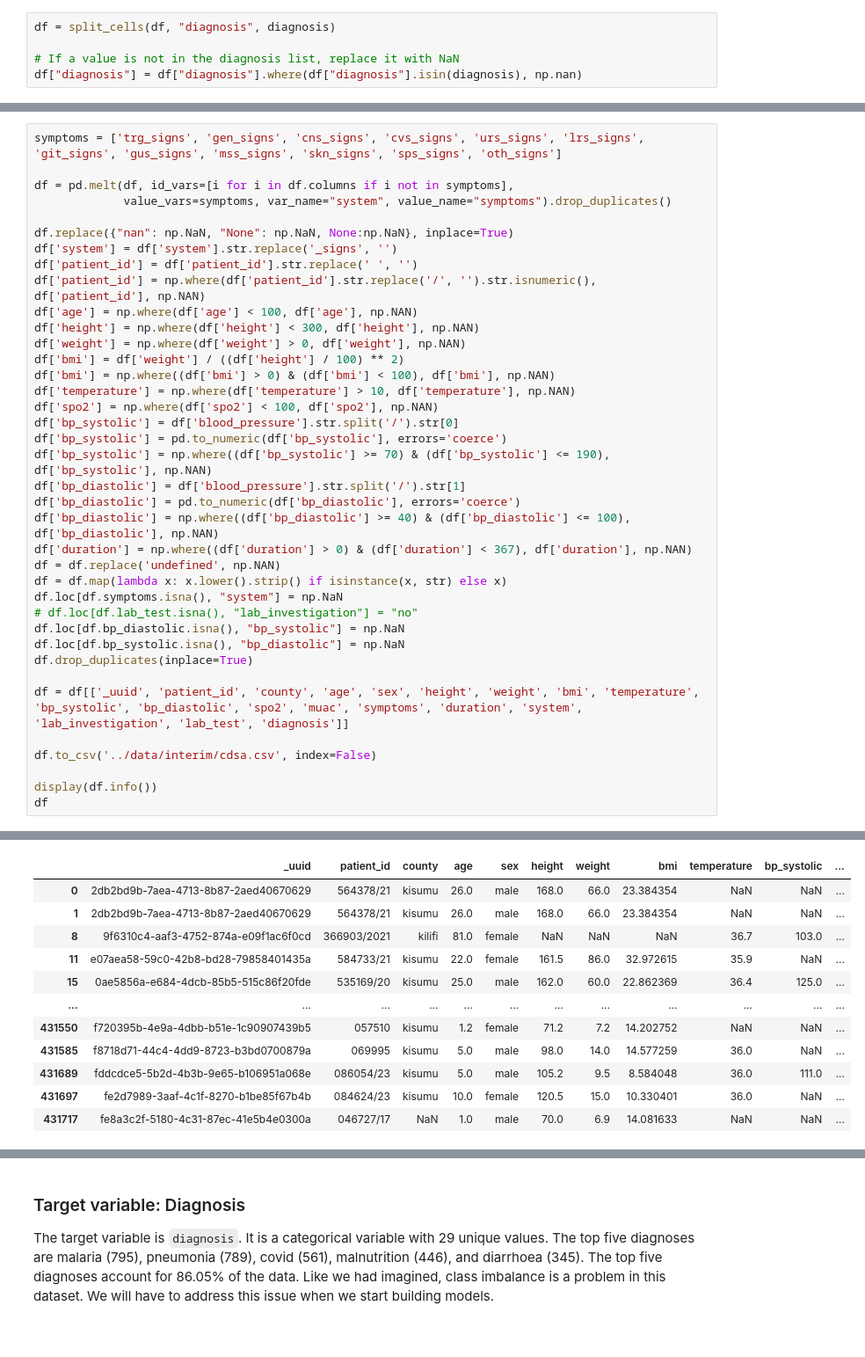
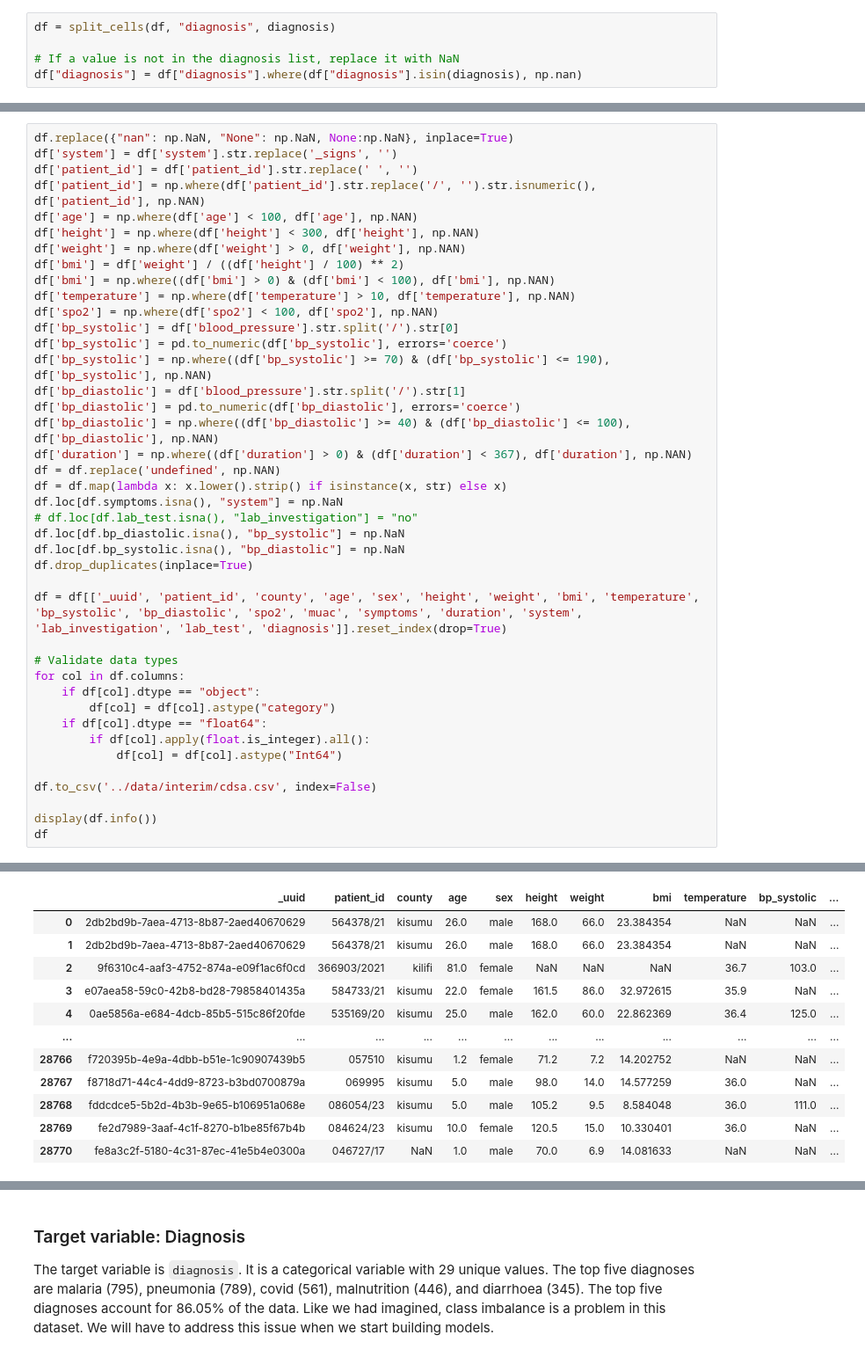
Before and after one commit to StephKisee/cdsa-for-kenyan-clinicians, a Jupyter notebook: notebooks/data_exploration.ipynb, the cells around one changed output, grey strips where cells are left out. Shown at 88% size. Cells and saved outputs as stored; diff of their text form.

```diff
--- a/notebooks/data_exploration.ipynb
+++ b/notebooks/data_exploration.ipynb
@@ -201,9 +206,4 @@ df["diagnosis"] = df["diagnosis"].where(df["diagnosis"].isin(diagnosis), np.nan)
 # %%
-symptoms = ['trg_signs', 'gen_signs', 'cns_signs', 'cvs_signs', 'urs_signs', 'lrs_signs', 'git_signs', 'gus_signs', 'mss_signs', 'skn_signs', 'sps_signs', 'oth_signs']
-
-df = pd.melt(df, id_vars=[i for i in df.columns if i not in symptoms],
-             value_vars=symptoms, var_name="system", value_name="symptoms").drop_duplicates()
-
 df.replace({"nan": np.NaN, "None": np.NaN, None:np.NaN}, inplace=True)
 df['system'] = df['system'].str.replace('_signs', '')
 df['patient_id'] = df['patient_id'].str.replace(' ', '')
@@ -230,7 +230,15 @@ df.loc[df.bp_diastolic.isna(), "bp_systolic"] = np.NaN
 df.loc[df.bp_systolic.isna(), "bp_diastolic"] = np.NaN
 df.drop_duplicates(inplace=True)
 
-df = df[['_uuid', 'patient_id', 'county', 'age', 'sex', 'height', 'weight', 'bmi', 'temperature', 'bp_systolic', 'bp_diastolic', 'spo2', 'muac', 'symptoms', 'duration', 'system', 'lab_investigation', 'lab_test', 'diagnosis']]
+df = df[['_uuid', 'patient_id', 'county', 'age', 'sex', 'height', 'weight', 'bmi', 'temperature', 'bp_systolic', 'bp_diastolic', 'spo2', 'muac', 'symptoms', 'duration', 'system', 'lab_investigation', 'lab_test', 'diagnosis']].reset_index(drop=True)
+
+# Validate data types
+for col in df.columns:
+    if df[col].dtype == "object":
+        df[col] = df[col].astype("category")
+    if df[col].dtype == "float64":
+        if df[col].apply(float.is_integer).all():
+            df[col] = df[col].astype("Int64")
 
 df.to_csv('../data/interim/cdsa.csv', index=False)
 
@@ -257,16 +265,16 @@ memory usage: 4.4+ MB
 None
 |  | _uuid | patient_id | county | age | sex | height | weight | bmi | temperature | bp_systolic | ... |
 | 0 | 2db2bd9b-7aea-4713-8b87-2aed40670629 | 564378/21 | kisumu | 26.0 | male | 168.0 | 66.0 | 23.384354 | NaN | NaN | ... |
 | 1 | 2db2bd9b-7aea-4713-8b87-2aed40670629 | 564378/21 | kisumu | 26.0 | male | 168.0 | 66.0 | 23.384354 | NaN | NaN | ... |
-| 8 | 9f6310c4-aaf3-4752-874a-e09f1ac6f0cd | 366903/2021 | kilifi | 81.0 | female | NaN | NaN | NaN | 36.7 | 103.0 | ... |
-| 11 | e07aea58-59c0-42b8-bd28-79858401435a | 584733/21 | kisumu | 22.0 | female | 161.5 | 86.0 | 32.972615 | 35.9 | NaN | ... |
-| 15 | 0ae5856a-e684-4dcb-85b5-515c86f20fde | 535169/20 | kisumu | 25.0 | male | 162.0 | 60.0 | 22.862369 | 36.4 | 125.0 | ... |
+| 2 | 9f6310c4-aaf3-4752-874a-e09f1ac6f0cd | 366903/2021 | kilifi | 81.0 | female | NaN | NaN | NaN | 36.7 | 103.0 | ... |
+| 3 | e07aea58-59c0-42b8-bd28-79858401435a | 584733/21 | kisumu | 22.0 | female | 161.5 | 86.0 | 32.972615 | 35.9 | NaN | ... |
+| 4 | 0ae5856a-e684-4dcb-85b5-515c86f20fde | 535169/20 | kisumu | 25.0 | male | 162.0 | 60.0 | 22.862369 | 36.4 | 125.0 | ... |
 | ... | ... | ... | ... | ... | ... | ... | ... | ... | ... | ... | ... |
-| 431550 | f720395b-4e9a-4dbb-b51e-1c90907439b5 | 057510 | kisumu | 1.2 | female | 71.2 | 7.2 | 14.202752 | NaN | NaN | ... |
-| 431585 | f8718d71-44c4-4dd9-8723-b3bd0700879a | 069995 | kisumu | 5.0 | male | 98.0 | 14.0 | 14.577259 | 36.0 | NaN | ... |
-| 431689 | fddcdce5-5b2d-4b3b-9e65-b106951a068e | 086054/23 | kisumu | 5.0 | male | 105.2 | 9.5 | 8.584048 | 36.0 | 111.0 | ... |
-| 431697 | fe2d7989-3aaf-4c1f-8270-b1be85f67b4b | 084624/23 | kisumu | 10.0 | female | 120.5 | 15.0 | 10.330401 | 36.0 | NaN | ... |
-| 431717 | fe8a3c2f-5180-4c31-87ec-41e5b4e0300a | 046727/17 | NaN | 1.0 | male | 70.0 | 6.9 | 14.081633 | NaN | NaN | ... |
+| 28766 | f720395b-4e9a-4dbb-b51e-1c90907439b5 | 057510 | kisumu | 1.2 | female | 71.2 | 7.2 | 14.202752 | NaN | NaN | ... |
+| 28767 | f8718d71-44c4-4dd9-8723-b3bd0700879a | 069995 | kisumu | 5.0 | male | 98.0 | 14.0 | 14.577259 | 36.0 | NaN | ... |
+| 28768 | fddcdce5-5b2d-4b3b-9e65-b106951a068e | 086054/23 | kisumu | 5.0 | male | 105.2 | 9.5 | 8.584048 | 36.0 | 111.0 | ... |
+| 28769 | fe2d7989-3aaf-4c1f-8270-b1be85f67b4b | 084624/23 | kisumu | 10.0 | female | 120.5 | 15.0 | 10.330401 | 36.0 | NaN | ... |
+| 28770 | fe8a3c2f-5180-4c31-87ec-41e5b4e0300a | 046727/17 | NaN | 1.0 | male | 70.0 | 6.9 | 14.081633 | NaN | NaN | ... |
 28771 rows × 19 columns
 # %% [markdown]
 ### Target variable: Diagnosis
```
Also changed, not shown: parts of 4 cells of this notebook.
